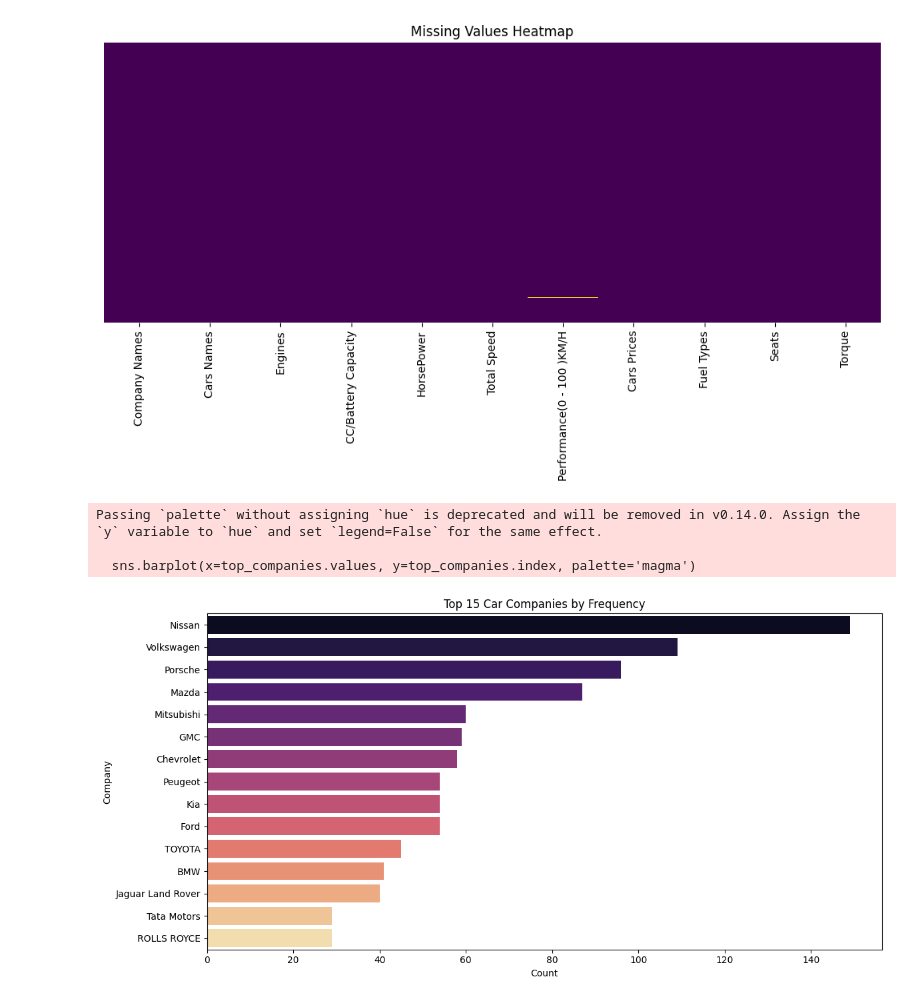
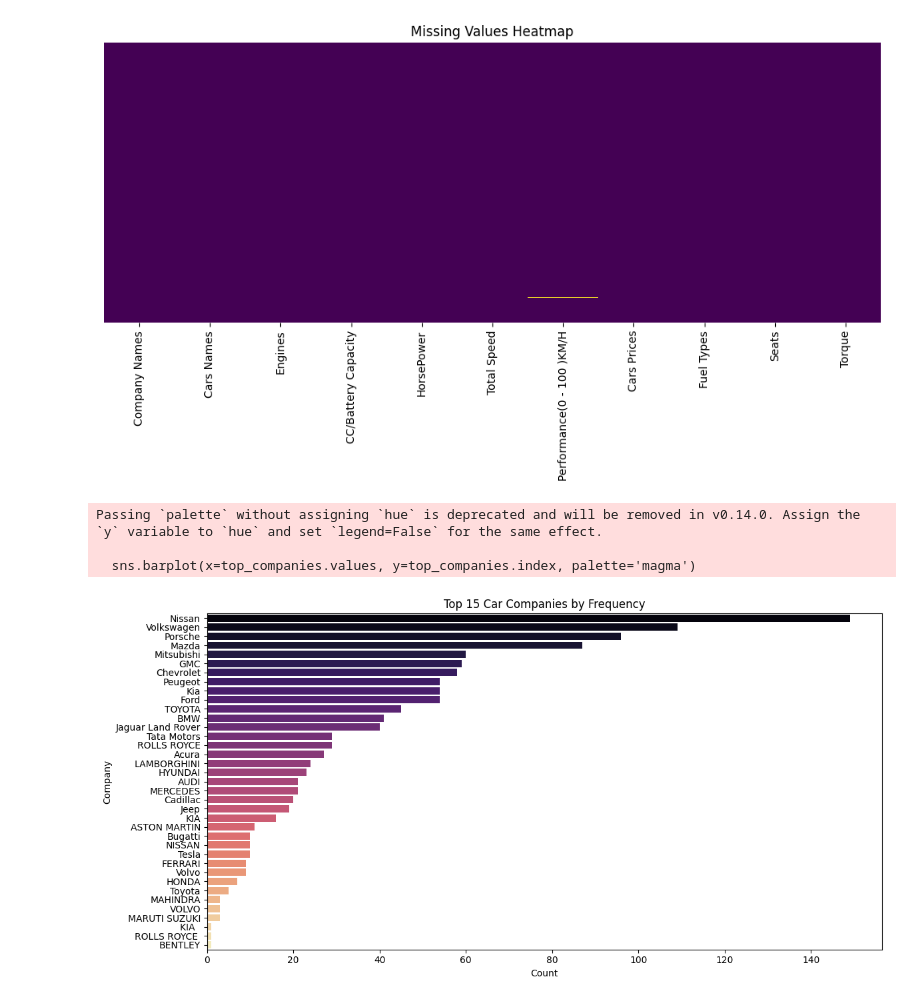
Before and after one commit to orbimatrix/Cars-Collection-DS, a Jupyter notebook: notebooks/EDA.ipynb, the cells around one changed output. Cells and saved outputs as stored; diff of their text form; code cells hidden in the pictures.

```diff
--- a/notebooks/EDA.ipynb
+++ b/notebooks/EDA.ipynb
@@ -72,17 +76,17 @@ plt.savefig('../data/null_heatmap.png')
 # %%
 # 2. Categorical Analysis
 # Top 15 Companies
-top_companies = df['Company Names'].value_counts().head(15)
+top_companies = df['Company Names'].value_counts().head(100)
 
 plt.figure(figsize=(12, 6))
 sns.barplot(x=top_companies.values, y=top_companies.index, palette='magma')
 plt.title('Top 15 Car Companies by Frequency')
 plt.xlabel('Count')
 plt.ylabel('Company')
 plt.tight_layout()
 plt.savefig('../data/top_companies.png')
 # %% [output]
 Passing `palette` without assigning `hue` is deprecated and will be removed in v0.14.0. Assign the `y` variable to `hue` and set `legend=False` for the same effect.
 
   sns.barplot(x=top_companies.values, y=top_companies.index, palette='magma')
-[figure, old version]
+[figure, new version]
```
Also changed, not shown: parts of 11 cells of this notebook, 6 other files.
